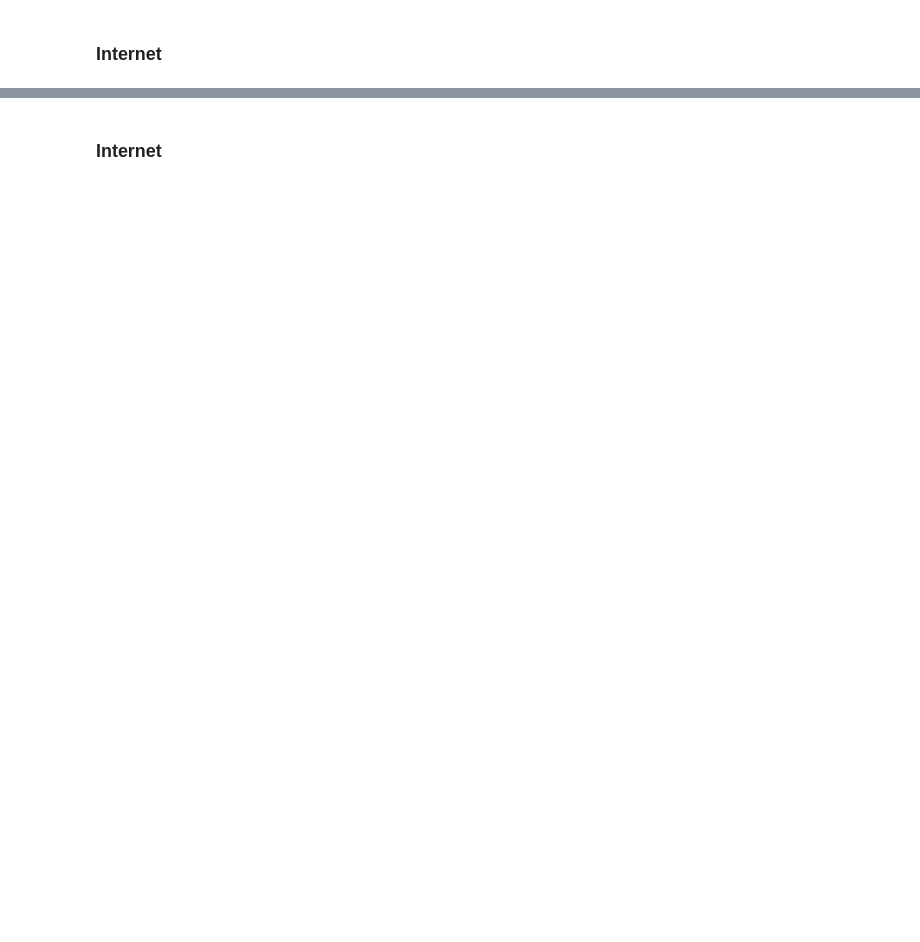
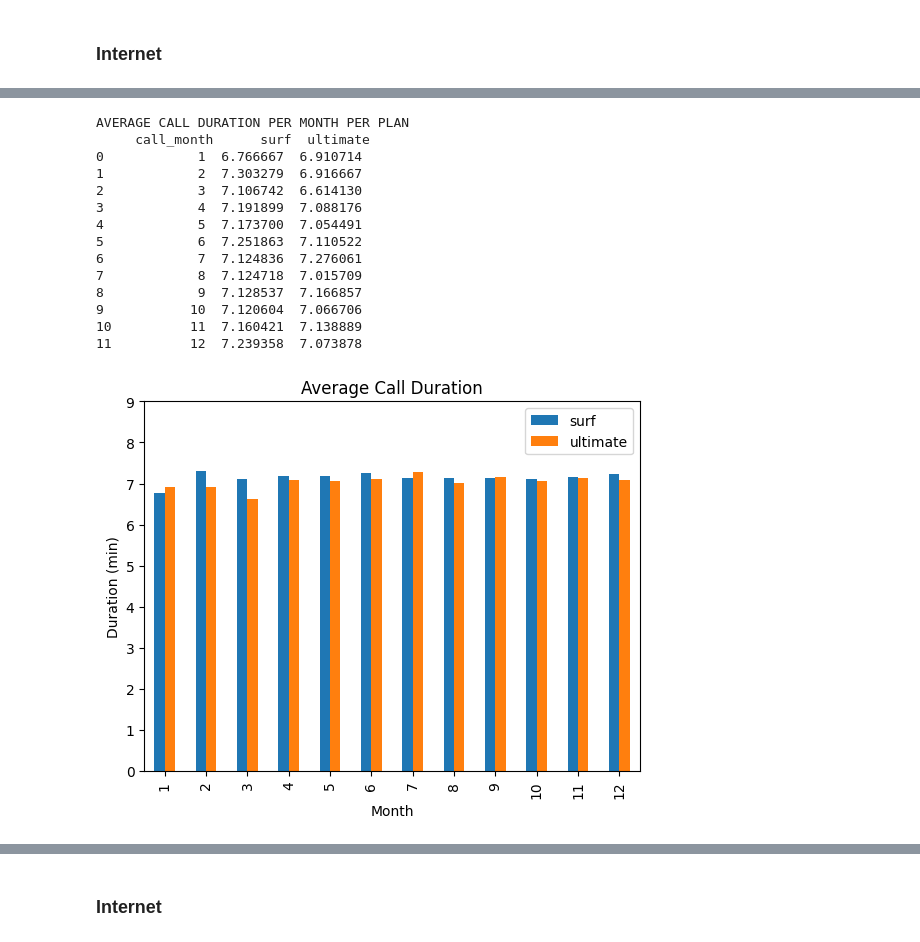
Before and after one commit to pedrolocosta/megaline-plan-revenue-analysis, a Jupyter notebook: notebook.ipynb, the cells around one changed output, grey strips where cells are left out. Saved outputs shown, nothing was run; the diff lists cells and outputs as text; code cells hidden in the pictures; blank space fills up the shorter version.

```diff
--- a/notebook.ipynb
+++ b/notebook.ipynb
@@ -1037,0 +841,37 @@ plt.show()
+# %%
+# Comparing the average call duration for each plan, for each month.
+# Create a bar chart to visualize the result.
+
+# Creating a table that compares the average call duration for each plan, for each month
+df_mean_calls = (df_calls_plan.pivot_table(index='call_month',
+                                 columns='plan',
+                                 values='duration_minutes',
+                                 aggfunc='mean')
+                                .reset_index()
+                                .rename_axis(columns=None))
+
+print('AVERAGE CALL DURATION PER MONTH PER PLAN \n', df_mean_calls)
+
+# Creating a chart
+df_mean_calls.plot(x='call_month', kind='bar',
+                  title='Average Call Duration',
+                  xlabel='Month', ylabel='Duration (min)',
+                  ylim=[0,9])
+
+plt.show()
+# %% [output]
+AVERAGE CALL DURATION PER MONTH PER PLAN
+     call_month      surf  ultimate
+0            1  6.766667  6.910714
+1            2  7.303279  6.916667
+2            3  7.106742  6.614130
+3            4  7.191899  7.088176
+4            5  7.173700  7.054491
+5            6  7.251863  7.110522
+6            7  7.124836  7.276061
+7            8  7.124718  7.015709
+8            9  7.128537  7.166857
+9           10  7.120604  7.066706
+10          11  7.160421  7.138889
+11          12  7.239358  7.073878
+[figure, added]
```
Also changed, not shown: parts of 214 cells of this notebook.
